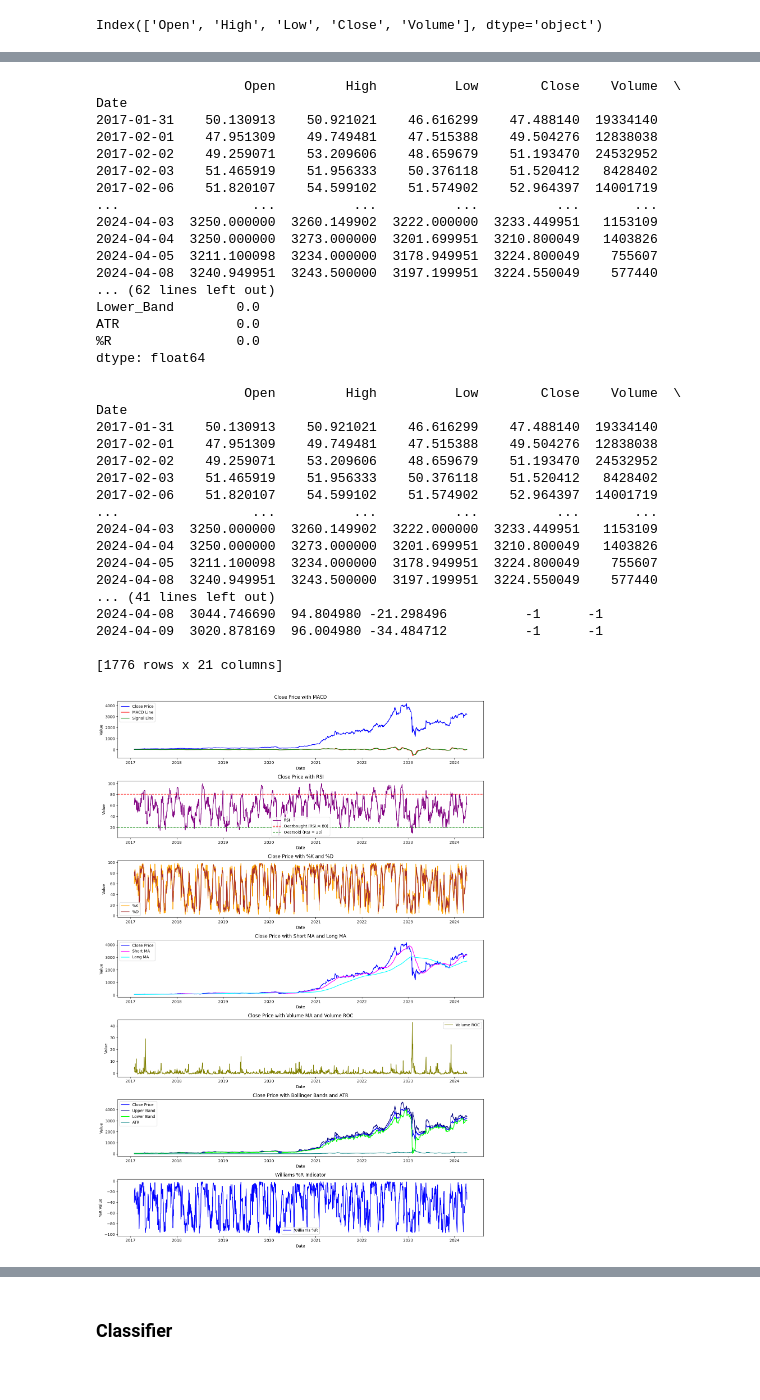
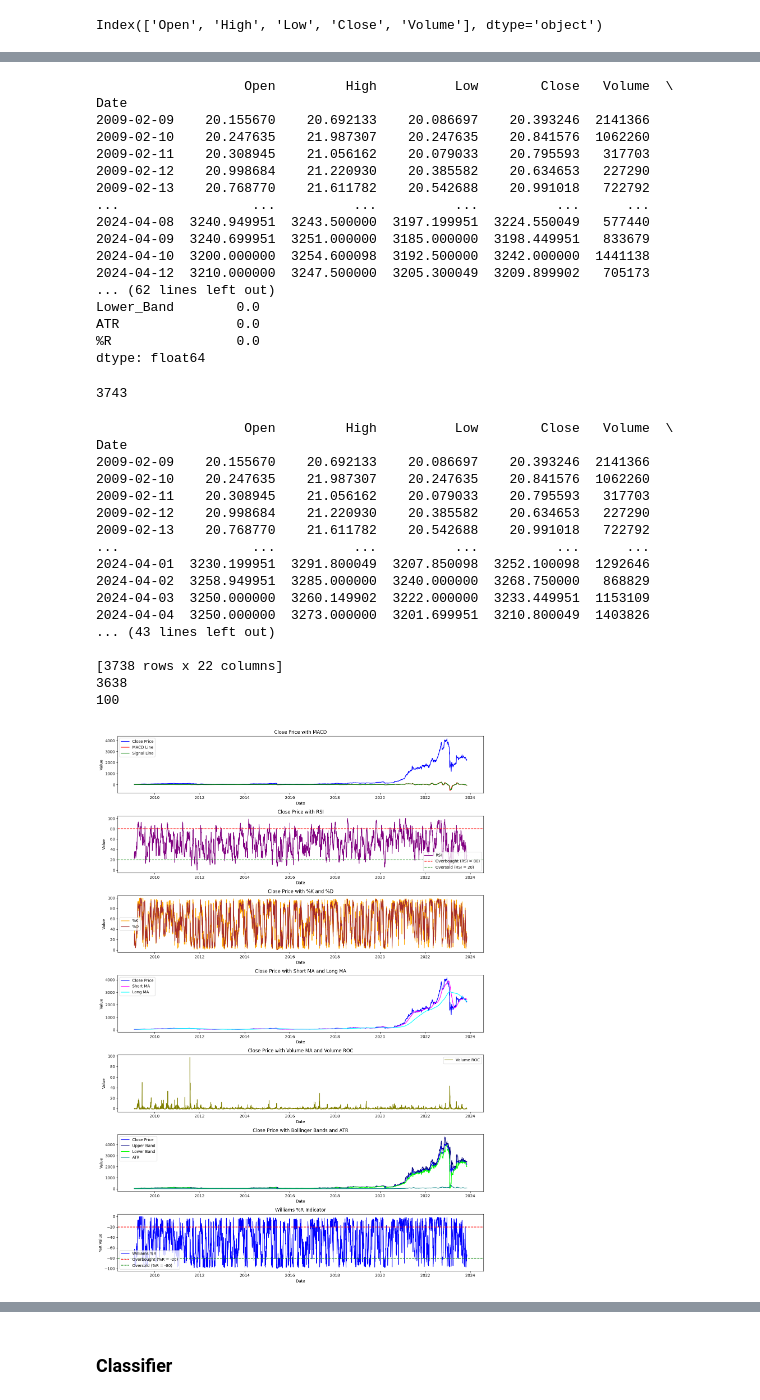
Before and after one commit to H1mm4tHQ/Stock_Market_Price_Movement_Prediction_ML, a Jupyter notebook: PRML_Project.ipynb, the cells around one changed output, grey strips where cells are left out. Cells and saved outputs as stored; diff of their text form; code cells hidden in the pictures.

Commit message:
we thought about some new idea for predict the next trading day price movement or we can say the trend for next few day.

```diff
--- a/PRML_Project.ipynb
+++ b/PRML_Project.ipynb
@@ -7,7 +7,6 @@ warnings.filterwarnings("ignore")
 # %%
 adani = yf.Ticker("ADANIENT.NS")
 # %%
-recent_data = yf.download("ADANIENT.NS", period="8y")
-print(recent_data)
+recent_data = yf.download("ADANIENT.NS", period="16y")
 # %% [output]
 [*********************100%%**********************]  1 of 1 completed
@@ -38,7 +20,7 @@ Index(['Open', 'High', 'Low', 'Close', 'Volume'], dtype='object')
 # %%
 import matplotlib.pyplot as plt
 
-data = yf.download("ADANIENT.NS", period='8y')
+data = yf.download("ADANIENT.NS", period='16y')
 data['Close'].plot()
 plt.title("ADANIENT Stock Prices")
 plt.show()
@@ -203,26 +187,39 @@ nan_percentage = (recent_data.isna().sum() / len(recent_data)) * 100
 print("Percentage of NaN values in each column:")
 print(nan_percentage)
 # %% [output]
-                   Open         High          Low        Close    Volume  \
+                   Open         High          Low        Close   Volume  \
 Date
-2017-01-31    50.130913    50.921021    46.616299    47.488140  19334140
-2017-02-01    47.951309    49.749481    47.515388    49.504276  12838038
-2017-02-02    49.259071    53.209606    48.659679    51.193470  24532952
-2017-02-03    51.465919    51.956333    50.376118    51.520412   8428402
-2017-02-06    51.820107    54.599102    51.574902    52.964397  14001719
-...                 ...          ...          ...          ...       ...
-2024-04-03  3250.000000  3260.149902  3222.000000  3233.449951   1153109
-2024-04-04  3250.000000  3273.000000  3201.699951  3210.800049   1403826
-2024-04-05  3211.100098  3234.000000  3178.949951  3224.800049    755607
-2024-04-08  3240.949951  3243.500000  3197.199951  3224.550049    577440
+2009-02-09    20.155670    20.692133    20.086697    20.393246  2141366
+2009-02-10    20.247635    21.987307    20.247635    20.841576  1062260
+2009-02-11    20.308945    21.056162    20.079033    20.795593   317703
+2009-02-12    20.998684    21.220930    20.385582    20.634653   227290
+2009-02-13    20.768770    21.611782    20.542688    20.991018   722792
+...                 ...          ...          ...          ...      ...
+2024-04-08  3240.949951  3243.500000  3197.199951  3224.550049   577440
+2024-04-09  3240.699951  3251.000000  3185.000000  3198.449951   833679
+2024-04-10  3200.000000  3254.600098  3192.500000  3242.000000  1441138
+2024-04-12  3210.000000  3247.500000  3205.300049  3209.899902   705173
 ... (62 lines left out)
 Lower_Band        0.0
 ATR               0.0
 %R                0.0
 dtype: float64
+# %%
+print(recent_data.shape[0])
+# %% [output]
+3743
 # %%
 # Calculate the difference between Close and Open prices
-recent_data['Price_Move'] = np.where(recent_data['Close'] > recent_data['Open'], 1, -1)
+# recent_data['Price_Move'] = np.where(recent_data['Close'] > recent_data['Open'], 1, -1)
+
+# Calculate the average difference in price over the next 5 days
+recent_data['Next_5_Days_Avg_Diff'] = recent_data['Close'].rolling(window=5).mean().shift(-5) - recent_data['Close']
+
+# Drop rows with NaN values in 'Next_5_Days_Avg_Diff'
+recent_data.dropna(subset=['Next_5_Days_Avg_Diff'], inplace=True)
+
+# Calculate the price move
+recent_data['Price_Move'] = np.where(recent_data['Next_5_Days_Avg_Diff'] > 0, 1, -1)
 
 # Determine buy/sell signals
 recent_data['Signal'] =0
@@ -231,24 +228,28 @@ recent_data.loc[(recent_data['%K'] < recent_data['%D']) , 'Signal'] = -1  # Sell
 
 print(recent_data)
 # recent_data.drop(['Short_MA', 'Long_MA'], axis=1, inplace=True)
+future_data = recent_data.tail(100)
+recent_data = recent_data.iloc[:-100]
+print(recent_data.shape[0])
+print(future_data.shape[0])
 # %% [output]
-                   Open         High          Low        Close    Volume  \
+                   Open         High          Low        Close   Volume  \
 Date
-2017-01-31    50.130913    50.921021    46.616299    47.488140  19334140
-2017-02-01    47.951309    49.749481    47.515388    49.504276  12838038
-2017-02-02    49.259071    53.209606    48.659679    51.193470  24532952
-2017-02-03    51.465919    51.956333    50.376118    51.520412   8428402
-2017-02-06    51.820107    54.599102    51.574902    52.964397  14001719
-...                 ...          ...          ...          ...       ...
-2024-04-03  3250.000000  3260.149902  3222.000000  3233.449951   1153109
-2024-04-04  3250.000000  3273.000000  3201.699951  3210.800049   1403826
-2024-04-05  3211.100098  3234.000000  3178.949951  3224.800049    755607
-2024-04-08  3240.949951  3243.500000  3197.199951  3224.550049    577440
-... (41 lines left out)
-2024-04-08  3044.746690  94.804980 -21.298496          -1      -1
-2024-04-09  3020.878169  96.004980 -34.484712          -1      -1
+2009-02-09    20.155670    20.692133    20.086697    20.393246  2141366
+2009-02-10    20.247635    21.987307    20.247635    20.841576  1062260
+2009-02-11    20.308945    21.056162    20.079033    20.795593   317703
+2009-02-12    20.998684    21.220930    20.385582    20.634653   227290
+2009-02-13    20.768770    21.611782    20.542688    20.991018   722792
+...                 ...          ...          ...          ...      ...
+2024-04-01  3230.199951  3291.800049  3207.850098  3252.100098  1292646
+2024-04-02  3258.949951  3285.000000  3240.000000  3268.750000   868829
+2024-04-03  3250.000000  3260.149902  3222.000000  3233.449951  1153109
+2024-04-04  3250.000000  3273.000000  3201.699951  3210.800049  1403826
+... (43 lines left out)
 
-[1776 rows x 21 columns]
+[3738 rows x 22 columns]
+3638
+100
 # %%
 import pandas as pd
 import numpy as np
@@ -306,31 +307,33 @@ axs[3].legend()
 # axs[4].plot(recent_data.index, recent_data['Volume_MA'], label='Volume MA', color='pink')
 axs[4].plot(recent_data.index, recent_data['Volume_ROC'], label='Volume ROC', color='olive')
 axs[4].set_title('Close Price with Volume MA and Volume ROC')
 axs[4].set_xlabel('Date')
 axs[4].set_ylabel('Value')
 axs[4].legend()
 
 # 6) Close price with Upper Band, Lower Band, and ATR
 axs[5].plot(recent_data.index, recent_data['Close'], label='Close Price', color='blue')
 axs[5].plot(recent_data.index, recent_data['Upper_Band'], label='Upper Band', color='navy')
 axs[5].plot(recent_data.index, recent_data['Lower_Band'], label='Lower Band', color='lime')
 axs[5].plot(recent_data.index, recent_data['ATR'], label='ATR', color='teal')
 axs[5].set_title('Close Price with Bollinger Bands and ATR')
 axs[5].set_xlabel('Date')
 axs[5].set_ylabel('Value')
 axs[5].legend()
 
 
 # Plotting Williams %R
 axs[6].plot(recent_data.index, recent_data['%R'], label='Williams %R', color='blue')
+axs[6].axhline(y=-20, color='red', linestyle='--', label='Overbought (%R = -20)')
+axs[6].axhline(y=-80, color='green', linestyle='--', label='Oversold (%R = -80)')
 axs[6].set_title('Williams %R Indicator')
 axs[6].set_xlabel('Date')
 axs[6].set_ylabel('%R Value')
 axs[6].legend()
 # axs[6].grid(True)
 
 
 plt.tight_layout()
 plt.show()
 # %% [output]
-[figure, old version]
+[figure, new version]
```
Also changed, not shown: parts of 30 cells of this notebook.
